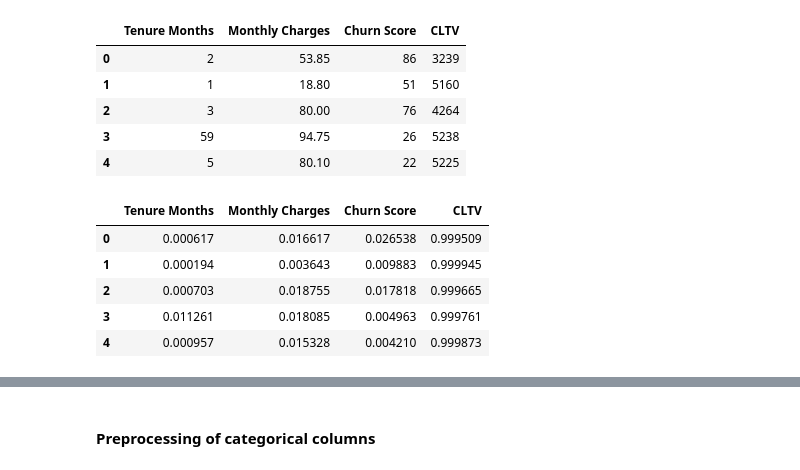
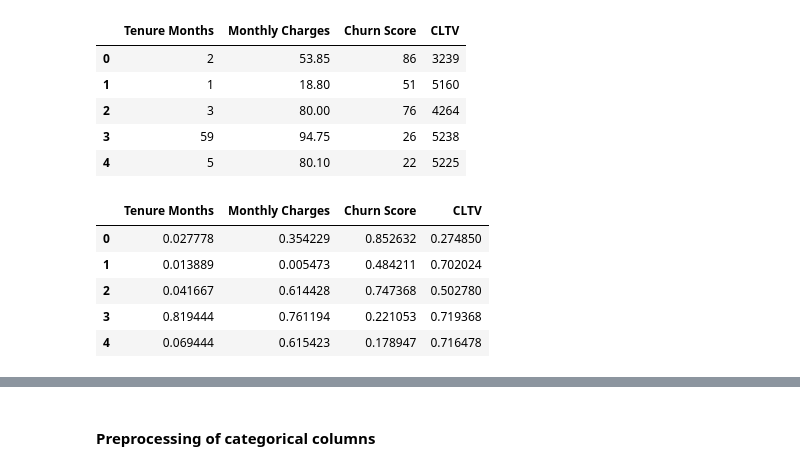
Before and after one commit to VargheseTresa/Capstone_Customer_Churn_Prediction, a Jupyter notebook: notebooks/3.0_preprocessing.ipynb, the cells around one changed output, grey strips where cells are left out. Cells and saved outputs as stored; diff of their text form; code cells hidden in the pictures.

```diff
--- a/notebooks/3.0_preprocessing.ipynb
+++ b/notebooks/3.0_preprocessing.ipynb
@@ -3,7 +3,7 @@
 # %%
 import pandas as pd
 # %%
-raw_df = pd.read_excel("data/Telco_customer_churn.xlsx")
-raw_df.head().T
+df = pd.read_csv("../data/interim/cleaned_df.csv")
+df.head().T
 # %% [output]
 |  | 0 | 1 | 2 | 3 | 4 |
@@ -35,13 +35,13 @@ raw_df['Zip Code'].nunique()
 Both `City` and `Zip Code` column has too many categories. However, EDA has revealed that customer location has high correlation with the target variable. hence we group zip codes into counties and include that information instead of the actual zip code values. As a result, we drop the Lat and Long columns as well.
 # %%
 # Load zip code file
-zip_code_df = pd.read_csv('data/zip_code_database.csv', usecols=['zip', 'state', 'county'])
+zip_code_df = pd.read_csv("../data/external/zip_code_database.csv", usecols=['zip', 'state', 'county'])
 
 # Filter for California zip codes
 zip_code_df = zip_code_df.loc[zip_code_df['state']=='CA', ['zip', 'county']]
 
 # Combine zip code and county info with customer data frame.
-df = raw_df.merge(zip_code_df, left_on='Zip Code', right_on = 'zip')
+df = df.merge(zip_code_df, left_on='Zip Code', right_on = 'zip')
 # %%
 drop_columns = ['Country', 'State', 'City', 'Lat Long', 'Latitude', 'Longitude',
                 'Churn Label', 'Churn Reason', 'zip', 'Zip Code']
@@ -83,13 +84,13 @@ num_df.head()
 | 3 | 59 | 94.75 | 26 | 5238 |
 | 4 | 5 | 80.10 | 22 | 5225 |
 # %%
-scaler = Normalizer()
+scaler = MinMaxScaler()
 scaled_df = pd.DataFrame(data=scaler.fit_transform(num_df), columns = num_df.columns, index=num_df.index)
 scaled_df.head()
 # %% [output]
 |  | Tenure Months | Monthly Charges | Churn Score | CLTV |
-| 0 | 0.000617 | 0.016617 | 0.026538 | 0.999509 |
-| 1 | 0.000194 | 0.003643 | 0.009883 | 0.999945 |
-| 2 | 0.000703 | 0.018755 | 0.017818 | 0.999665 |
-| 3 | 0.011261 | 0.018085 | 0.004963 | 0.999761 |
-| 4 | 0.000957 | 0.015328 | 0.004210 | 0.999873 |
+| 0 | 0.027778 | 0.354229 | 0.852632 | 0.274850 |
+| 1 | 0.013889 | 0.005473 | 0.484211 | 0.702024 |
+| 2 | 0.041667 | 0.614428 | 0.747368 | 0.502780 |
+| 3 | 0.819444 | 0.761194 | 0.221053 | 0.719368 |
+| 4 | 0.069444 | 0.615423 | 0.178947 | 0.716478 |
```
Also changed, not shown: parts of 8 cells of this notebook, 7 other files.
